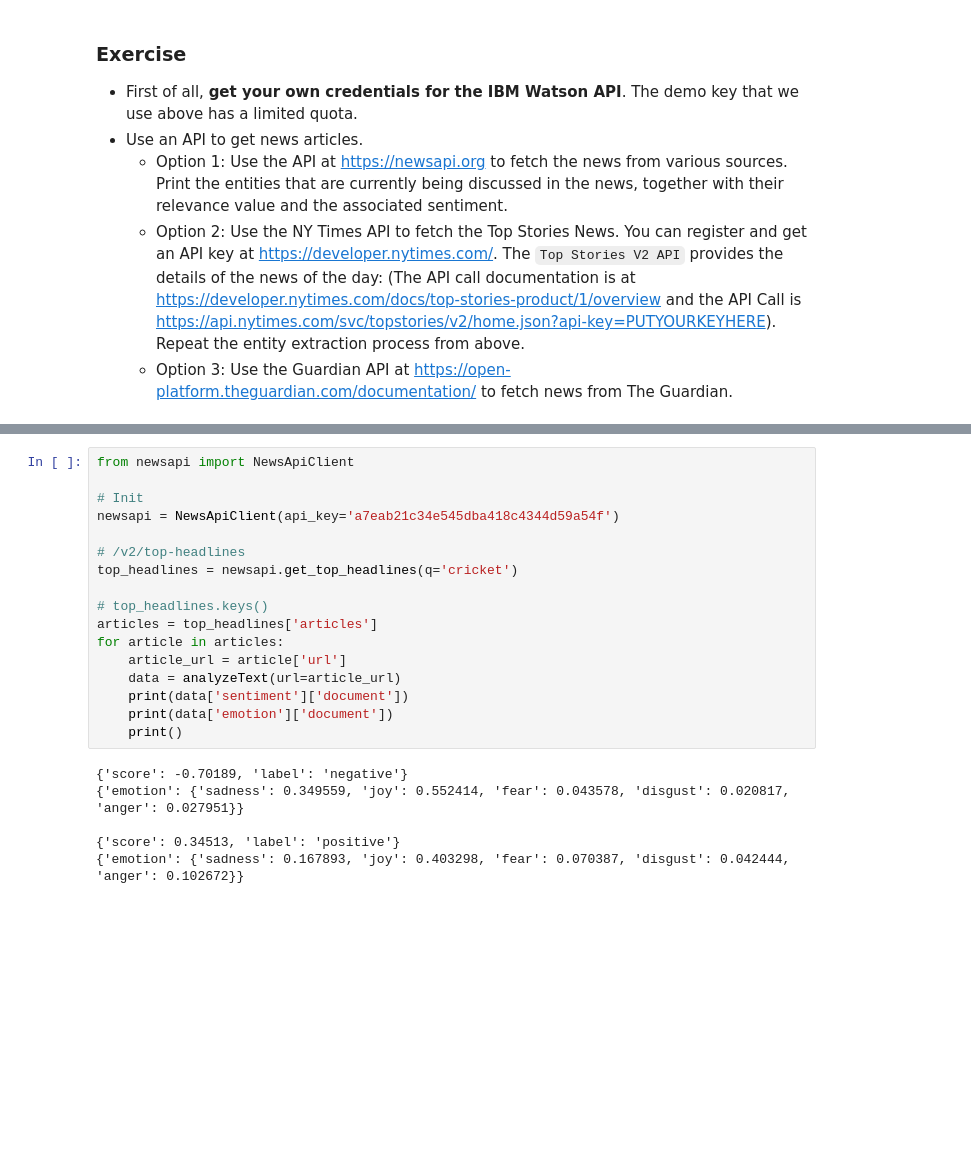
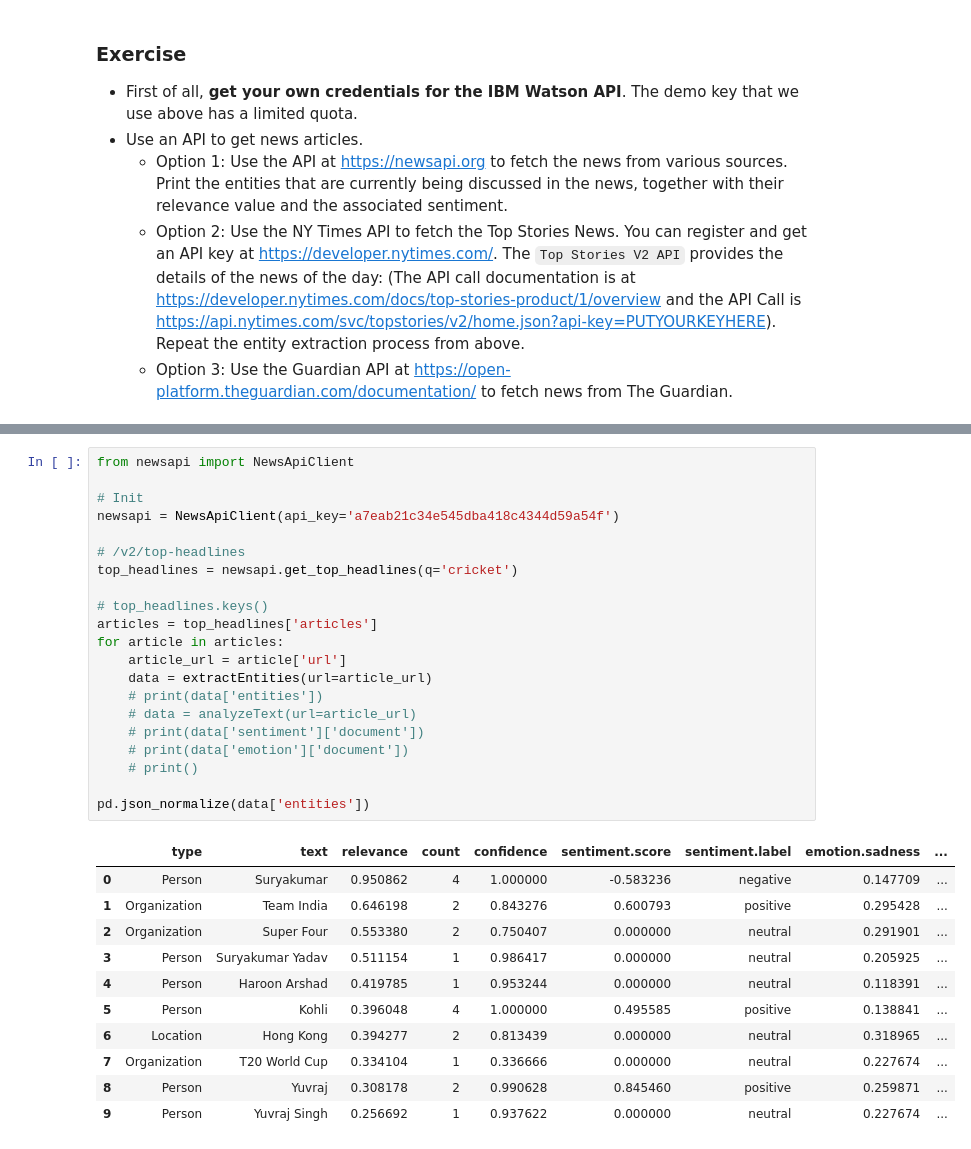
Before and after one commit to RitinDev/projects-programming-data-sciences, a Jupyter notebook: 02-WebAPIs/B2-IBM_Watson_Natural_Language_API.ipynb, the cells around one changed output, grey strips where cells are left out. Saved outputs shown, nothing was run; the diff lists cells and outputs as text; blank space fills up the shorter version.

```diff
--- a/02-WebAPIs/B2-IBM_Watson_Natural_Language_API.ipynb
+++ b/02-WebAPIs/B2-IBM_Watson_Natural_Language_API.ipynb
@@ -297,23 +285,33 @@ Successfully installed newsapi-python-0.2.6
 # %%
 from newsapi import NewsApiClient
 
 # Init
 newsapi = NewsApiClient(api_key='a7eab21c34e545dba418c4344d59a54f')
 
 # /v2/top-headlines
 top_headlines = newsapi.get_top_headlines(q='cricket')
 
 # top_headlines.keys()
 articles = top_headlines['articles']
 for article in articles:
     article_url = article['url']
-    data = analyzeText(url=article_url)
-    print(data['sentiment']['document'])
-    print(data['emotion']['document'])
-    print()
+    data = extractEntities(url=article_url)
+    # print(data['entities'])
+    # data = analyzeText(url=article_url)
+    # print(data['sentiment']['document'])
+    # print(data['emotion']['document'])
+    # print()
+
+pd.json_normalize(data['entities'])
 # %% [output]
-{'score': -0.70189, 'label': 'negative'}
-{'emotion': {'sadness': 0.349559, 'joy': 0.552414, 'fear': 0.043578, 'disgust': 0.020817, 'anger': 0.027951}}
-
-{'score': 0.34513, 'label': 'positive'}
-{'emotion': {'sadness': 0.167893, 'joy': 0.403298, 'fear': 0.070387, 'disgust': 0.042444, 'anger': 0.102672}}
+|  | type | text | relevance | count | confidence | sentiment.score | sentiment.label | emotion.sadness | ... |
+| 0 | Person | Suryakumar | 0.950862 | 4 | 1.000000 | -0.583236 | negative | 0.147709 | ... |
+| 1 | Organization | Team India | 0.646198 | 2 | 0.843276 | 0.600793 | positive | 0.295428 | ... |
+| 2 | Organization | Super Four | 0.553380 | 2 | 0.750407 | 0.000000 | neutral | 0.291901 | ... |
+| 3 | Person | Suryakumar Yadav | 0.511154 | 1 | 0.986417 | 0.000000 | neutral | 0.205925 | ... |
+| 4 | Person | Haroon Arshad | 0.419785 | 1 | 0.953244 | 0.000000 | neutral | 0.118391 | ... |
+| 5 | Person | Kohli | 0.396048 | 4 | 1.000000 | 0.495585 | positive | 0.138841 | ... |
+| 6 | Location | Hong Kong | 0.394277 | 2 | 0.813439 | 0.000000 | neutral | 0.318965 | ... |
+| 7 | Organization | T20 World Cup | 0.334104 | 1 | 0.336666 | 0.000000 | neutral | 0.227674 | ... |
+| 8 | Person | Yuvraj | 0.308178 | 2 | 0.990628 | 0.845460 | positive | 0.259871 | ... |
+| 9 | Person | Yuvraj Singh | 0.256692 | 1 | 0.937622 | 0.000000 | neutral | 0.227674 | ... |
```
Also changed, not shown: parts of 2 cells of this notebook.
